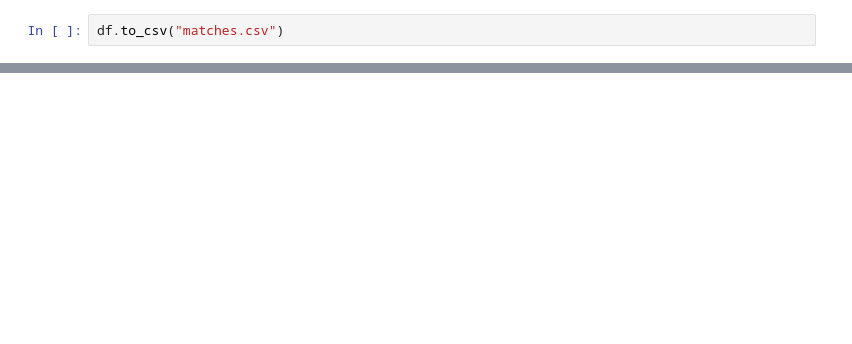
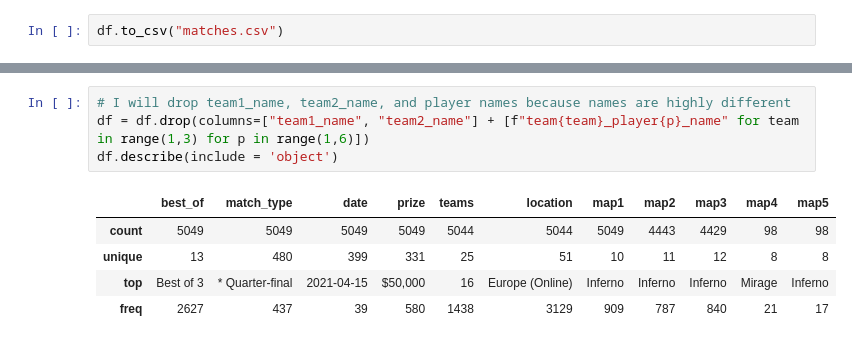
Before and after one commit to Anophel/csgo-predictions, a Jupyter notebook: data_preparation.ipynb, the cells around one changed output, grey strips where cells are left out. Saved outputs shown, nothing was run; the diff lists cells and outputs as text; blank space fills up the shorter version.

```diff
--- a/data_preparation.ipynb
+++ b/data_preparation.ipynb
@@ -104,0 +75,10 @@ df.to_csv("matches.csv")
+# %%
+# I will drop team1_name, team2_name, and player names because names are highly different
+df = df.drop(columns=["team1_name", "team2_name"] + [f"team{team}_player{p}_name" for team in range(1,3) for p in range(1,6)])
+df.describe(include = 'object')
+# %% [output]
+|  | best_of | match_type | date | prize | teams | location | map1 | map2 | map3 | map4 | map5 |
+| count | 5049 | 5049 | 5049 | 5049 | 5044 | 5044 | 5049 | 4443 | 4429 | 98 | 98 |
+| unique | 13 | 480 | 399 | 331 | 25 | 51 | 10 | 11 | 12 | 8 | 8 |
+| top | Best of 3 | * Quarter-final | 2021-04-15 | $50,000 | 16 | Europe (Online) | Inferno | Inferno | Inferno | Mirage | Inferno |
+| freq | 2627 | 437 | 39 | 580 | 1438 | 3129 | 909 | 787 | 840 | 21 | 17 |
```
Also changed, not shown: parts of 16 cells of this notebook, 5 other files.
